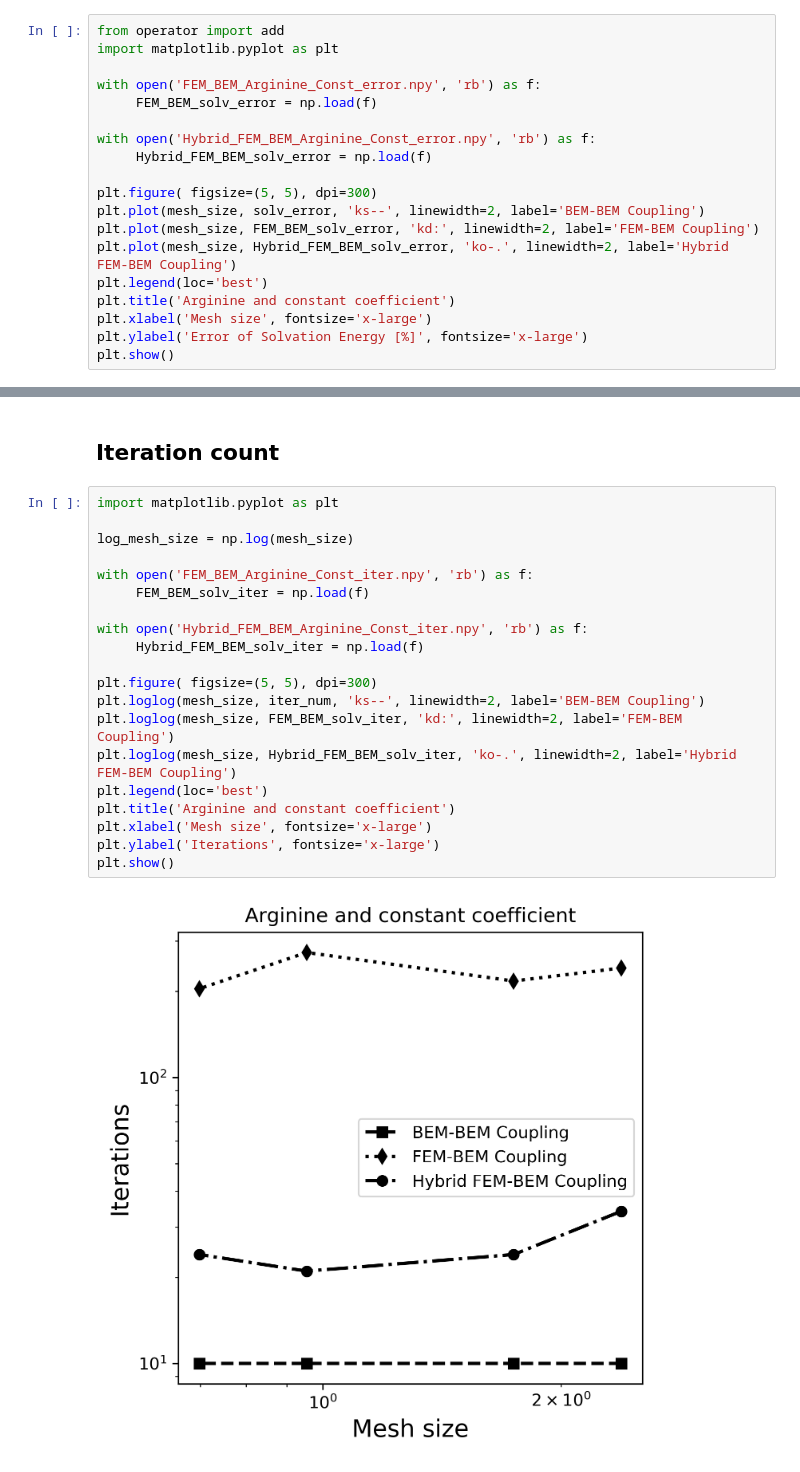
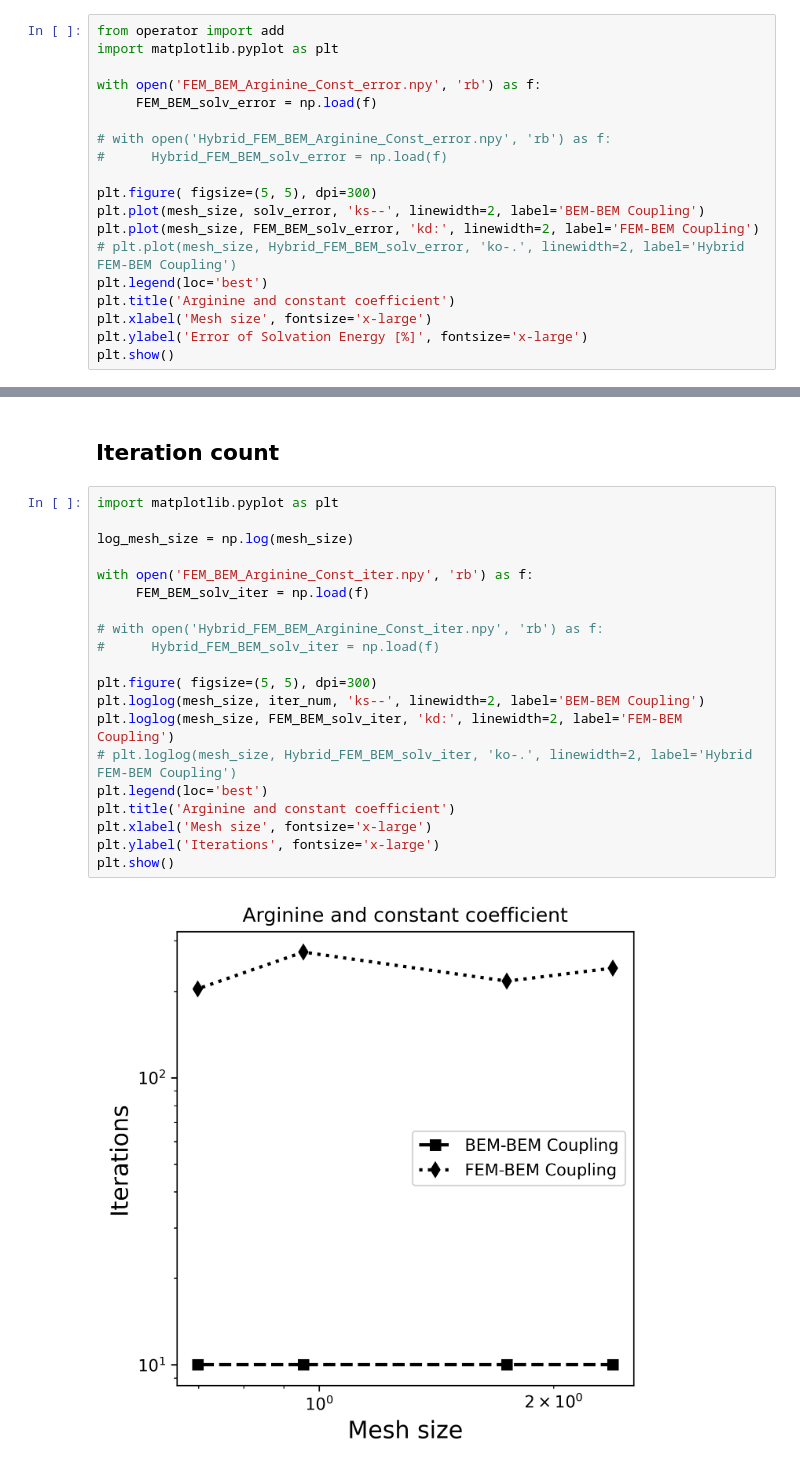
Before and after one commit to MichalBosy/FEM_BEM_coupling, a Jupyter notebook: Poisson-Boltzmann/BEM_BEM_Arginine_Const_Perm.ipynb, the cells around one changed output, grey strips where cells are left out. Cells and saved outputs as stored; diff of their text form.

```diff
--- a/Poisson-Boltzmann/BEM_BEM_Arginine_Const_Perm.ipynb
+++ b/Poisson-Boltzmann/BEM_BEM_Arginine_Const_Perm.ipynb
@@ -221,13 +243,13 @@ import matplotlib.pyplot as plt
 with open('FEM_BEM_Arginine_Const_error.npy', 'rb') as f:
      FEM_BEM_solv_error = np.load(f)
 
-with open('Hybrid_FEM_BEM_Arginine_Const_error.npy', 'rb') as f:
-     Hybrid_FEM_BEM_solv_error = np.load(f)
+# with open('Hybrid_FEM_BEM_Arginine_Const_error.npy', 'rb') as f:
+#      Hybrid_FEM_BEM_solv_error = np.load(f)
 
 plt.figure( figsize=(5, 5), dpi=300)
 plt.plot(mesh_size, solv_error, 'ks--', linewidth=2, label='BEM-BEM Coupling')
 plt.plot(mesh_size, FEM_BEM_solv_error, 'kd:', linewidth=2, label='FEM-BEM Coupling')
-plt.plot(mesh_size, Hybrid_FEM_BEM_solv_error, 'ko-.', linewidth=2, label='Hybrid FEM-BEM Coupling')
+# plt.plot(mesh_size, Hybrid_FEM_BEM_solv_error, 'ko-.', linewidth=2, label='Hybrid FEM-BEM Coupling')
 plt.legend(loc='best')
 plt.title('Arginine and constant coefficient')
 plt.xlabel('Mesh size', fontsize='x-large')
@@ -240,23 +262,23 @@ plt.show()
 # %%
 import matplotlib.pyplot as plt
 
 log_mesh_size = np.log(mesh_size)
 
 with open('FEM_BEM_Arginine_Const_iter.npy', 'rb') as f:
      FEM_BEM_solv_iter = np.load(f)
 
-with open('Hybrid_FEM_BEM_Arginine_Const_iter.npy', 'rb') as f:
-     Hybrid_FEM_BEM_solv_iter = np.load(f)
+# with open('Hybrid_FEM_BEM_Arginine_Const_iter.npy', 'rb') as f:
+#      Hybrid_FEM_BEM_solv_iter = np.load(f)
 
 plt.figure( figsize=(5, 5), dpi=300)
 plt.loglog(mesh_size, iter_num, 'ks--', linewidth=2, label='BEM-BEM Coupling')
 plt.loglog(mesh_size, FEM_BEM_solv_iter, 'kd:', linewidth=2, label='FEM-BEM Coupling')
-plt.loglog(mesh_size, Hybrid_FEM_BEM_solv_iter, 'ko-.', linewidth=2, label='Hybrid FEM-BEM Coupling')
+# plt.loglog(mesh_size, Hybrid_FEM_BEM_solv_iter, 'ko-.', linewidth=2, label='Hybrid FEM-BEM Coupling')
 plt.legend(loc='best')
 plt.title('Arginine and constant coefficient')
 plt.xlabel('Mesh size', fontsize='x-large')
 plt.ylabel('Iterations', fontsize='x-large')
 plt.show()
 # %% [output]
-[figure, old version]
+[figure, new version]
 # %% [markdown]
```
Also changed, not shown: parts of 12 cells of this notebook, 22 other files.
